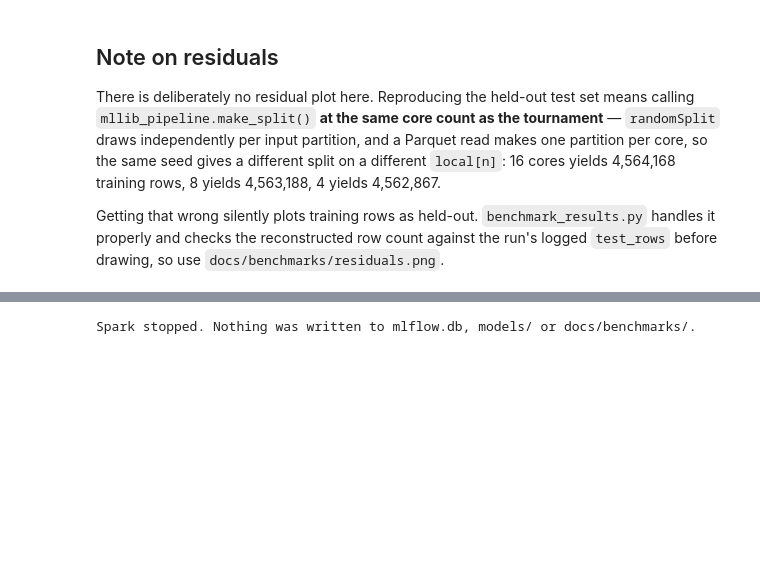
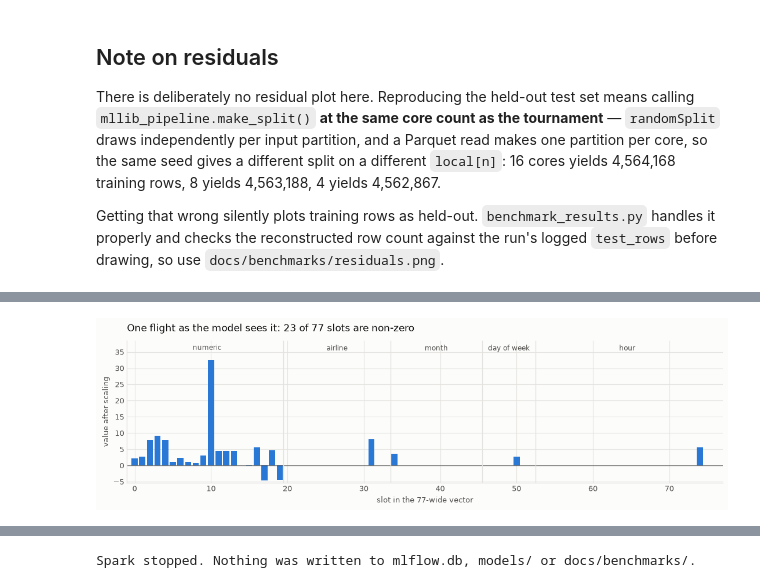
Before and after one commit to YN2TB/Supervised_learning_pipeline_spark, a Jupyter notebook: notebooks/visualisations.ipynb, the cells around one changed output, grey strips where cells are left out. Drawn from its saved outputs; the diff is of its cells as text; code cells hidden in the pictures; blank space fills up the shorter version.

Commit message:
Notebook section 10: one flight as a 77-slot vector

```diff
--- a/notebooks/visualisations.ipynb
+++ b/notebooks/visualisations.ipynb
@@ -747,0 +759,15 @@ logged `test_rows` before drawing, so use `docs/benchmarks/residuals.png`.
+# %%
+from pyspark.ml import PipelineModel
+from pyspark.sql import functions as F
+import pandas as pd
+
+model = PipelineModel.load('models/best_pipeline')   # the registered PCA arm, 13 stages
+selector = model.stages[10]
+assert type(selector).__name__ == 'VarianceThresholdSelectorModel'
+
+# Atlanta to Orlando, left about half an hour late: easy to recognise.
+one = (df.filter((F.col('ROUTE') == 'ATL-MCO') & F.col('DEPARTURE_DELAY').between(25, 35))
+         .orderBy('MONTH', 'DAY', 'SCHED_DEP_MIN').limit(1).cache())
+show = ['AIRLINE', 'MONTH', 'DAY', 'DAY_OF_WEEK', 'DEP_HOUR', 'ROUTE', 'DEPARTURE_DELAY',
+        'TAXI_OUT', 'DISTANCE', 'SCHEDULED_TIME', 'label_delay']
+display(one.select(*show).toPandas())
@@ -747,0 +830,18 @@ logged `test_rows` before drawing, so use `docs/benchmarks/residuals.png`.
+# %%
+fig, ax = plt.subplots(figsize=(11, 3.4))
+ax.bar(vec['slot (of 77)'], vec['after scaling'], color=BLUE, width=.8)
+ax.axhline(0, color=INK, lw=1, alpha=.5)
+top = vec['after scaling'].max() * 1.18
+ax.set_ylim(min(0, vec['after scaling'].min()) * 1.15, top)
+for name, grp in vec.groupby('block', sort=False):
+    lo, hi = grp['slot (of 77)'].min(), grp['slot (of 77)'].max()
+    if lo > 0:
+        ax.axvline(lo - .5, color=GRID, lw=1)
+    ax.text((lo + hi) / 2, top * .97, name, ha='center', va='top', fontsize=8.5, color=INK_2)
+ax.set_xlim(-1, len(vec))
+nz = int((vec['after scaling'] != 0).sum())
+style_axes(ax, 'slot in the 77-wide vector', 'value after scaling',
+           f'One flight as the model sees it: {nz} of 77 slots are non-zero')
+plt.tight_layout(); plt.show()
+# %% [output]
+[figure, added]
```
Also changed, not shown: parts of 5 cells of this notebook.
